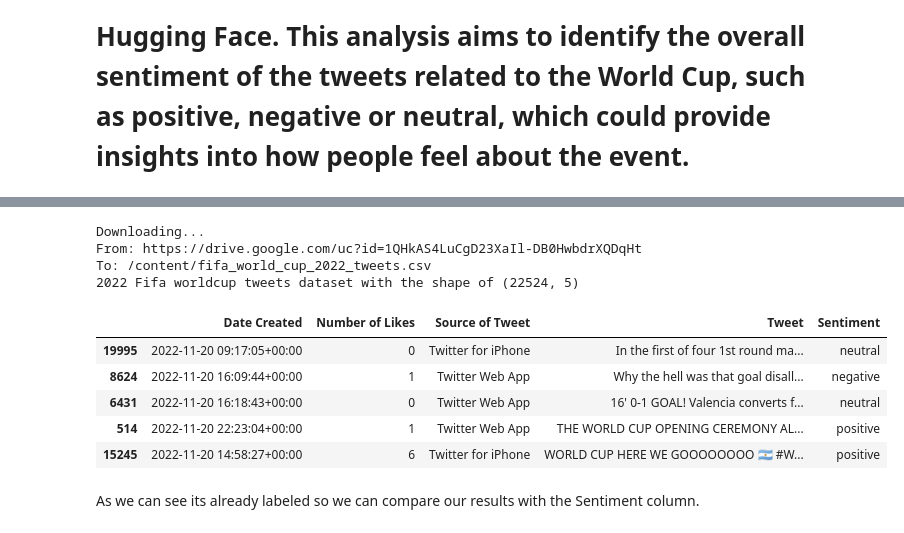
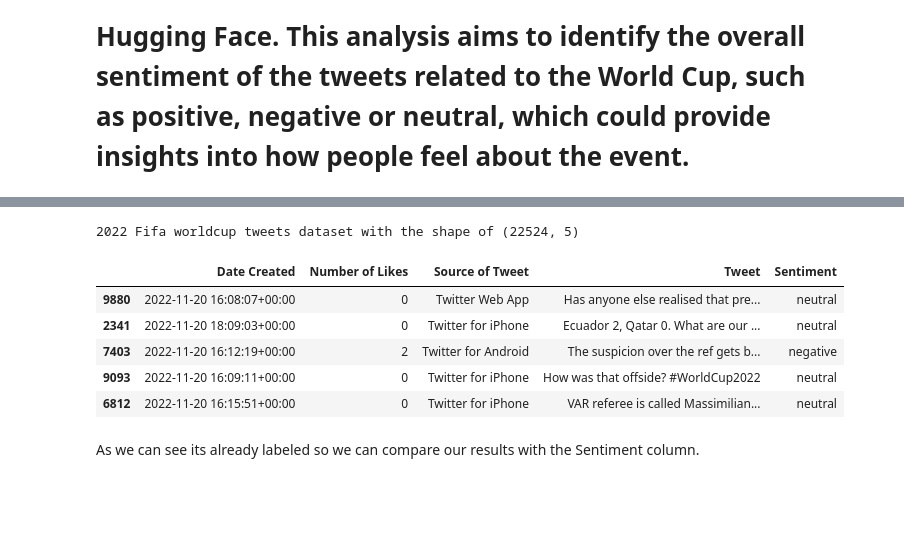
Before and after one commit to BehnamMrad/Sentiment-Analysis-on-fifa-2022-worldcup-tweets, a Jupyter notebook: 22worldcup_sentiment_analysis.ipynb, the cells around one changed output, grey strips where cells are left out. Drawn from its saved outputs; the diff is of its cells as text; code cells hidden in the pictures; blank space fills up the shorter version.

Commit message:
Kaggle Notebook | Sentiment analysis using vader and roberta | Version 4

```diff
--- a/22worldcup_sentiment_analysis.ipynb
+++ b/22worldcup_sentiment_analysis.ipynb
@@ -42,21 +26,16 @@ True
 # %%
-!gdown 1QHkAS4LuCgD23XaIl-DB0HwbdrXQDqHt # downloading the dataset from my google drive.
-# if you prefer to load the data yourself: https://www.kaggle.com/datasets/tirendazacademy/fifa-world-cup-2022-tweets
-df = pd.read_csv('fifa_world_cup_2022_tweets.csv') # Source: Kaggle.com
+df = pd.read_csv('/kaggle/input/fifa-world-cup-2022-tweets/fifa_world_cup_2022_tweets.csv') # Source: Kaggle.com
 df.drop('Unnamed: 0',axis=1, inplace=True)
 print('2022 Fifa worldcup tweets dataset with the shape of',df.shape)
 df.sample(5)
 # %% [output]
-Downloading...
-From: https://drive.google.com/uc?id=1QHkAS4LuCgD23XaIl-DB0HwbdrXQDqHt
-To: /content/fifa_world_cup_2022_tweets.csv
 2022 Fifa worldcup tweets dataset with the shape of (22524, 5)
 |  | Date Created | Number of Likes | Source of Tweet | Tweet | Sentiment |
-| 19995 | 2022-11-20 09:17:05+00:00 | 0 | Twitter for iPhone | In the first of four 1st round ma... | neutral |
-| 8624 | 2022-11-20 16:09:44+00:00 | 1 | Twitter Web App | Why the hell was that goal disall... | negative |
-| 6431 | 2022-11-20 16:18:43+00:00 | 0 | Twitter Web App | 16' 0-1 GOAL! Valencia converts f... | neutral |
-| 514 | 2022-11-20 22:23:04+00:00 | 1 | Twitter Web App | THE WORLD CUP OPENING CEREMONY AL... | positive |
-| 15245 | 2022-11-20 14:58:27+00:00 | 6 | Twitter for iPhone | WORLD CUP HERE WE GOOOOOOOO 🇦🇷 #W... | positive |
+| 9880 | 2022-11-20 16:08:07+00:00 | 0 | Twitter Web App | Has anyone else realised that pre... | neutral |
+| 2341 | 2022-11-20 18:09:03+00:00 | 0 | Twitter for iPhone | Ecuador 2, Qatar 0. What are our ... | neutral |
+| 7403 | 2022-11-20 16:12:19+00:00 | 2 | Twitter for Android | The suspicion over the ref gets b... | negative |
+| 9093 | 2022-11-20 16:09:11+00:00 | 0 | Twitter for iPhone | How was that offside? #WorldCup2022 | neutral |
+| 6812 | 2022-11-20 16:15:51+00:00 | 0 | Twitter for iPhone | VAR referee is called Massimilian... | neutral |
 # %% [markdown]
 As we can see its already labeled so we can compare our results with the Sentiment column.
 # %%
```
Also changed, not shown: parts of 12 cells of this notebook.
